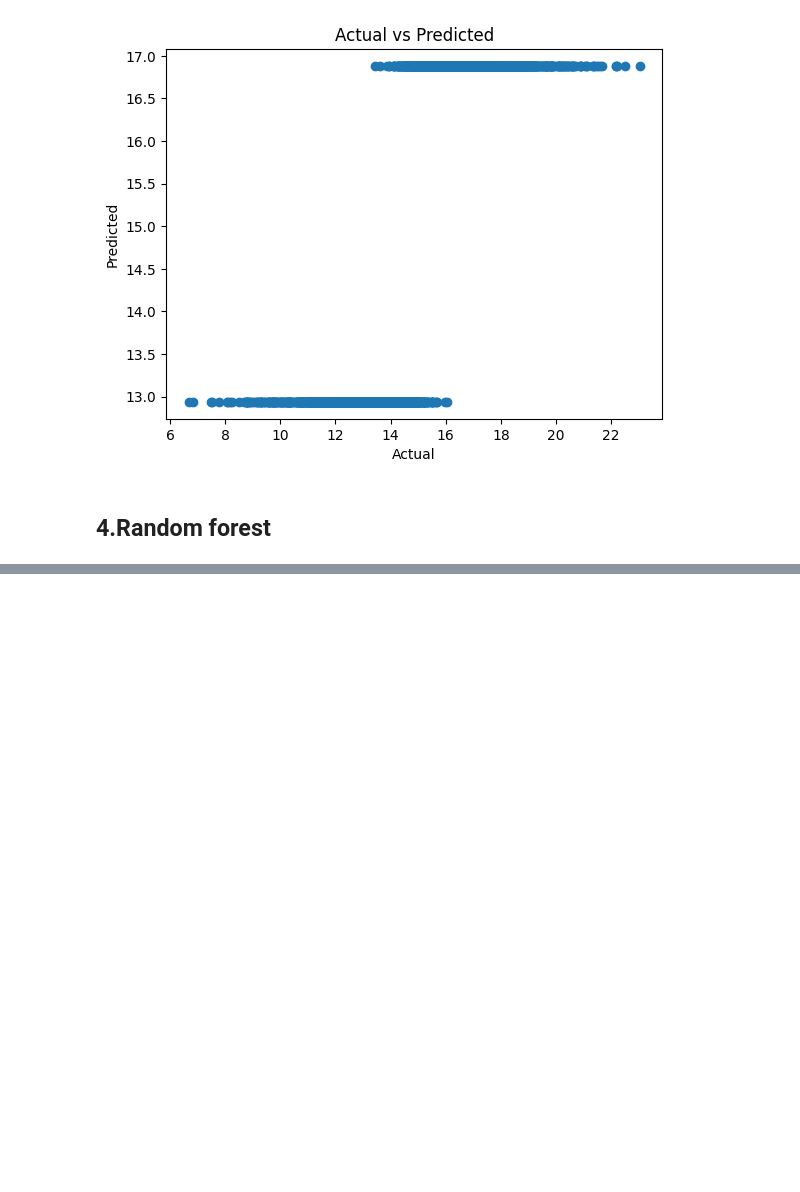
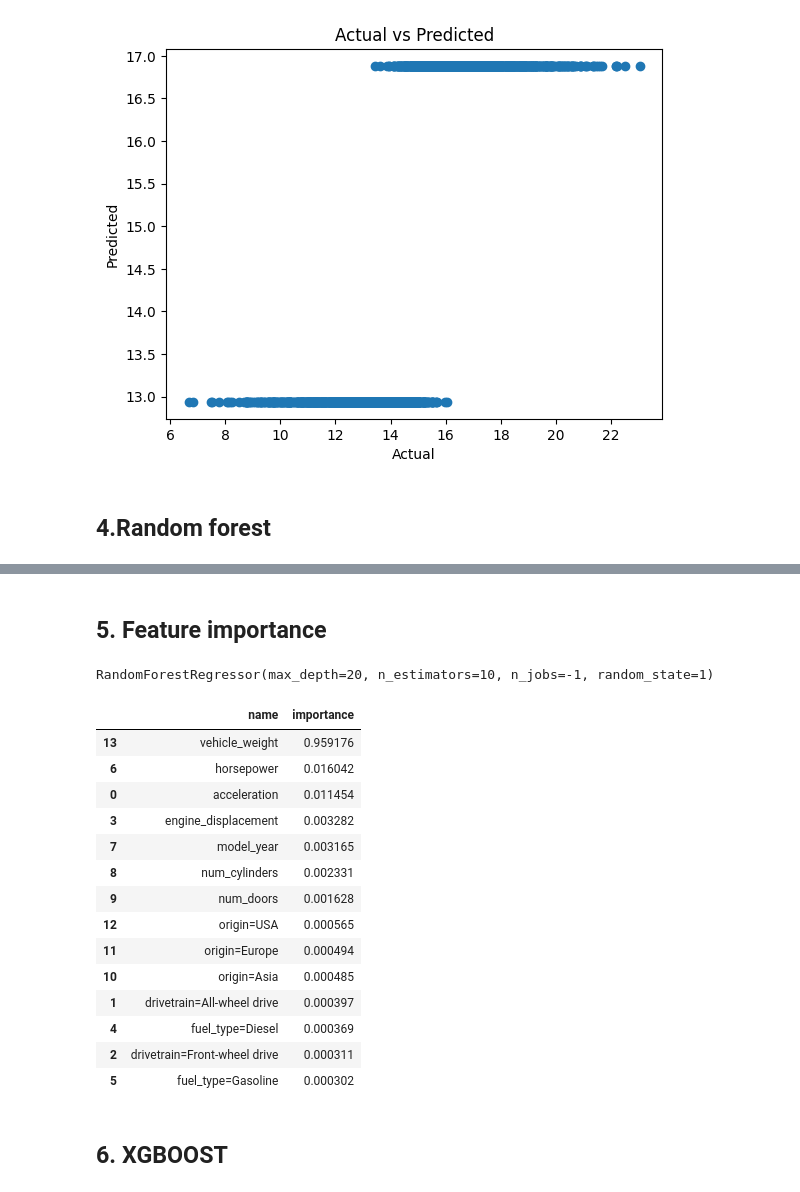
Before and after one commit to AdhamMahgoub2000/machine-learning-zoomcamp2025, a Jupyter notebook: 6-trees/Untitled.ipynb, the cells around one changed output, grey strips where cells are left out. Saved outputs shown, nothing was run; the diff lists cells and outputs as text; code cells hidden in the pictures; blank space fills up the shorter version.

```diff
--- a/6-trees/Untitled.ipynb
+++ b/6-trees/Untitled.ipynb
@@ -127,4 +127,9 @@ plt.show()
 # %% [markdown]
 ## 4.Random forest
 # %%
-rf = RandomForestRegressor(n_estimators=10,random_state=1,n_jobs=-1)
+for n in range(10,201,10):
+    rf = RandomForestRegressor(n_estimators=n,random_state=1,n_jobs=-1)
+    rf.fit(X_train,y_train)
+    y_pred = rf.predict(X_val)
+    rmse = np.sqrt(mean_squared_error(y_val,y_pred))
+    print(n,rmse.round(3))
@@ -149,0 +157,13 @@ plt.show()
+# %%
+max_depth = [10, 15, 20, 25]
+no_estimators = np.arange(10,201,10)
+scores=[]
+for d in max_depth:
+    rmse_scores=[]
+    for n in no_estimators:
+        rf = RandomForestRegressor(max_depth=d,n_estimators=n,random_state=1,n_jobs=-1)
+        rf.fit(X_train,y_train)
+        y_pred = rf.predict(X_val)
+        rmse = np.sqrt(mean_squared_error(y_val,y_pred))
+        rmse_scores.append(rmse)
+    scores.append((d,np.mean(rmse_scores)))
@@ -149,0 +180,33 @@ plt.show()
+# %% [markdown]
+## 5. Feature importance
+# %%
+rf = RandomForestRegressor(max_depth=20, n_estimators=10,random_state=1,n_jobs=-1)
+rf.fit(X_train,y_train)
+# %% [output]
+RandomForestRegressor(max_depth=20, n_estimators=10, n_jobs=-1, random_state=1)
+# %%
+importances = rf.feature_importances_
+info=[]
+for name, importance in zip(dv.get_feature_names_out(), importances):
+    info.append((name, importance))
+
+info_df =pd.DataFrame(info,columns=['name','importance'])
+info_df.sort_values('importance',ascending=False)
+# %% [output]
+|  | name | importance |
+| 13 | vehicle_weight | 0.959176 |
+| 6 | horsepower | 0.016042 |
+| 0 | acceleration | 0.011454 |
+| 3 | engine_displacement | 0.003282 |
+| 7 | model_year | 0.003165 |
+| 8 | num_cylinders | 0.002331 |
+| 9 | num_doors | 0.001628 |
+| 12 | origin=USA | 0.000565 |
+| 11 | origin=Europe | 0.000494 |
+| 10 | origin=Asia | 0.000485 |
+| 1 | drivetrain=All-wheel drive | 0.000397 |
+| 4 | fuel_type=Diesel | 0.000369 |
+| 2 | drivetrain=Front-wheel drive | 0.000311 |
+| 5 | fuel_type=Gasoline | 0.000302 |
+# %% [markdown]
+## 6. XGBOOST
```
Also changed, not shown: parts of 17 cells of this notebook.
